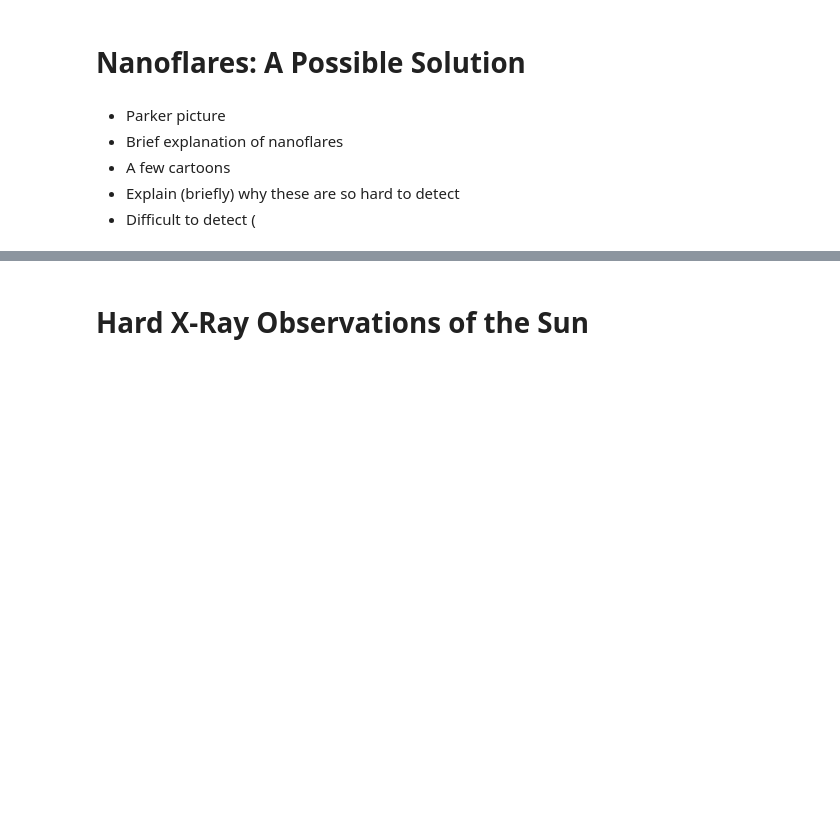
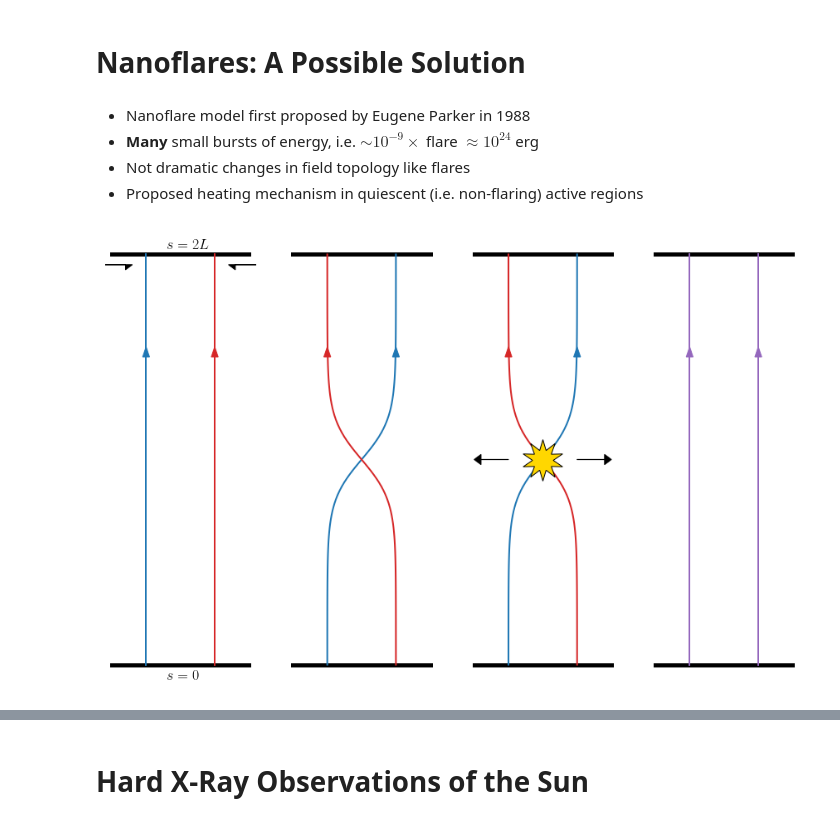
Before and after one commit to wtbarnes/journal-club-spring-2018, a Jupyter notebook: talk.ipynb, the cells around one changed output, grey strips where cells are left out. Cells and saved outputs as stored; diff of their text form; code cells hidden in the pictures; blank space fills up the shorter version.

```diff
--- a/talk.ipynb
+++ b/talk.ipynb
@@ -38,8 +163,72 @@ import synthesizAR
 # %% [markdown]
 # Nanoflares: A Possible Solution
-# %% [markdown]
-* Parker picture
-* Brief explanation of nanoflares
-* A few cartoons
-* Explain (briefly) why these are so hard to detect
-* Difficult to detect (
+# %% [markdown]
+* Nanoflare model first proposed by Eugene Parker in 1988
+* **Many** small bursts of energy, i.e. $\sim10^{-9}\times$ flare $\approx10^{24}$ erg
+* Not dramatic changes in field topology like flares
+* Proposed heating mechanism in quiescent (i.e. non-flaring) active regions
+# %%
+fig = plt.figure(figsize=(15,10))
+# Initial Configuration
+ax = fig.add_subplot(141)
+ax.plot([-0.5,0.5],[1,1],color='k',lw=5)
+ax.plot([-0.5,0.5],[-1,-1],color='k',lw=5)
+ax.plot([-0.25,-0.25],[1,-1],color='C0',lw=2)
+ax.arrow(-0.25, 0.5, 0, 0., edgecolor='C0',facecolor='C0',head_width=0.05,head_length=0.05)
+ax.plot([0.25,0.25],[1,-1],color='C3',lw=2)
+ax.arrow(0.25, 0.5, 0, 0., edgecolor='C3',facecolor='C3',head_width=0.05,head_length=0.05)
+ax.arrow(0.6, 0.95, -0.2, 0., edgecolor='k',facecolor='k',head_width=0.05,head_length=0.05,shape='right')
+ax.arrow(-0.6, 0.95, 0.2, 0., edgecolor='k',facecolor='k',head_width=0.05,head_length=0.05,shape='left')
+ax.spines['left'].set_visible(False)
+ax.spines['right'].set_visible(False)
+ax.spines['top'].set_visible(False)
+ax.spines['bottom'].set_visible(False)
+ax.tick_params('both',which='both',bottom='off',left='off',labelbottom='off',labelleft='off')
+ax.text(-0.1,-1.075,r'$s=0$',fontsize=18)
+ax.text(-0.1,1.025,r'$s=2L$',fontsize=18)
+# Tangle
+ax = fig.add_subplot(142)
+ax.plot([-0.5,0.5],[1,1],color='k',lw=5)
+ax.plot([-0.5,0.5],[-1,-1],color='k',lw=5)
+y = np.linspace(-1,1,100)
+ax.plot(0.25*np.tanh(5.*y),y,color='C0',lw=2)
+ax.arrow(-0.25, 0.5, 0, 0., edgecolor='C3',facecolor='C3',head_width=0.05,head_length=0.05)
+ax.plot(-0.25*np.tanh(5.*y),y,color='C3',lw=2)
+ax.arrow(0.25, 0.5, 0, 0., edgecolor='C0',facecolor='C0',head_width=0.05,head_length=0.05)
+ax.spines['left'].set_visible(False)
+ax.spines['right'].set_visible(False)
+ax.spines['top'].set_visible(False)
+ax.spines['bottom'].set_visible(False)
+ax.tick_params('both',which='both',bottom='off',left='off',labelbottom='off',labelleft='off')
+# Reconnect
+ax = fig.add_subplot(143)
+ax.plot([-0.5,0.5],[1,1],color='k',lw=5)
+ax.plot([-0.5,0.5],[-1,-1],color='k',lw=5)
+y = np.linspace(-1,1,100)
+ax.plot(0.25*np.tanh(5.*y),y,color='C0',lw=2)
+ax.arrow(-0.25, 0.5, 0, 0., edgecolor='C3',facecolor='C3',head_width=0.05,head_length=0.05)
+ax.plot(-0.25*np.tanh(5.*y),y,color='C3',lw=2)
+ax.arrow(0.25, 0.5, 0, 0., edgecolor='C0',facecolor='C0',head_width=0.05,head_length=0.05)
+ax.plot(0,0,marker=(10,1,0),markersize=50,markerfacecolor='gold',markeredgecolor='k')
+ax.arrow(0.25, 0., 0.2, 0., edgecolor='k',facecolor='k',head_width=0.05,head_length=0.05)
+ax.arrow(-0.25, 0., -0.2, 0., edgecolor='k',facecolor='k',head_width=0.05,head_length=0.05)
+ax.spines['left'].set_visible(False)
+ax.spines['right'].set_visible(False)
+ax.spines['top'].set_visible(False)
+ax.spines['bottom'].set_visible(False)
+ax.tick_params('both',which='both',bottom='off',left='off',labelbottom='off',labelleft='off')
+# Relax
+ax = fig.add_subplot(144)
+ax.plot([-0.5,0.5],[1,1],color='k',lw=5)
+ax.plot([-0.5,0.5],[-1,-1],color='k',lw=5)
+ax.plot([-0.25,-0.25],[1,-1],color='C4',lw=2)
+ax.arrow(-0.25, 0.5, 0, 0., edgecolor='C4',facecolor='C4',head_width=0.05,head_length=0.05)
+ax.plot([0.25,0.25],[1,-1],color='C4',lw=2)
+ax.arrow(0.25, 0.5, 0, 0., edgecolor='C4',facecolor='C4',head_width=0.05,head_length=0.05)
+ax.spines['left'].set_visible(False)
+ax.spines['right'].set_visible(False)
+ax.spines['top'].set_visible(False)
+ax.spines['bottom'].set_visible(False)
+ax.tick_params('both',which='both',bottom='off',left='off',labelbottom='off',labelleft='off')
+# %% [output]
+[figure, added]
```
Also changed, not shown: parts of 25 cells of this notebook.
